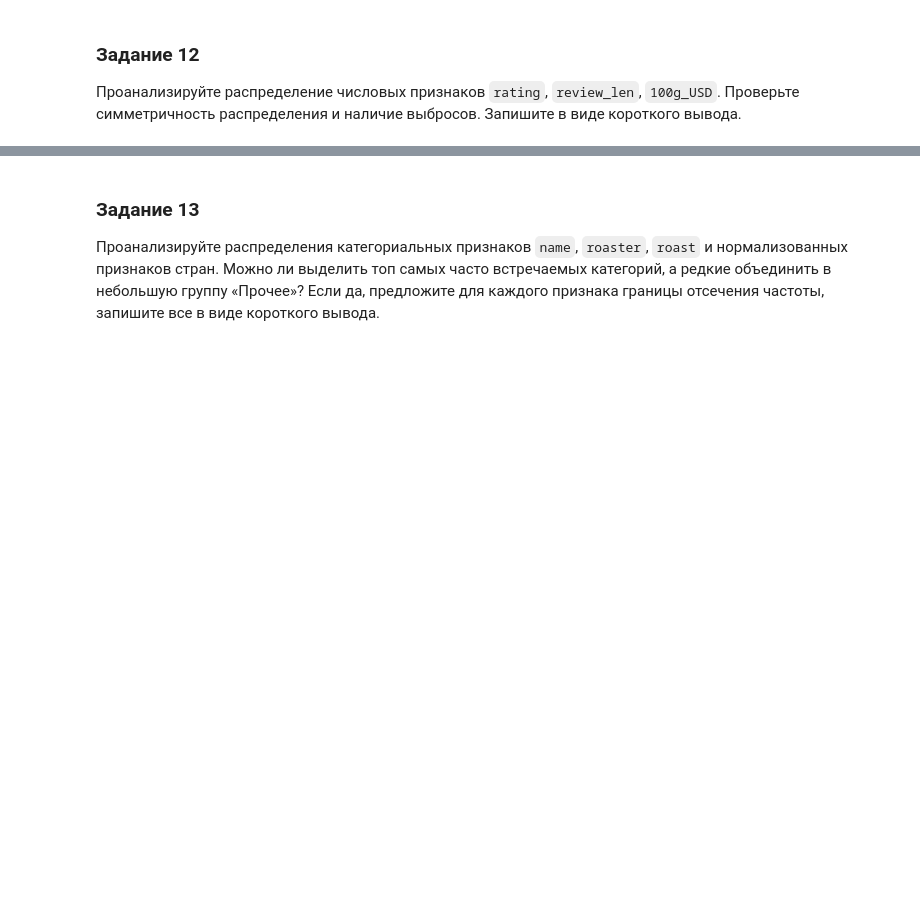
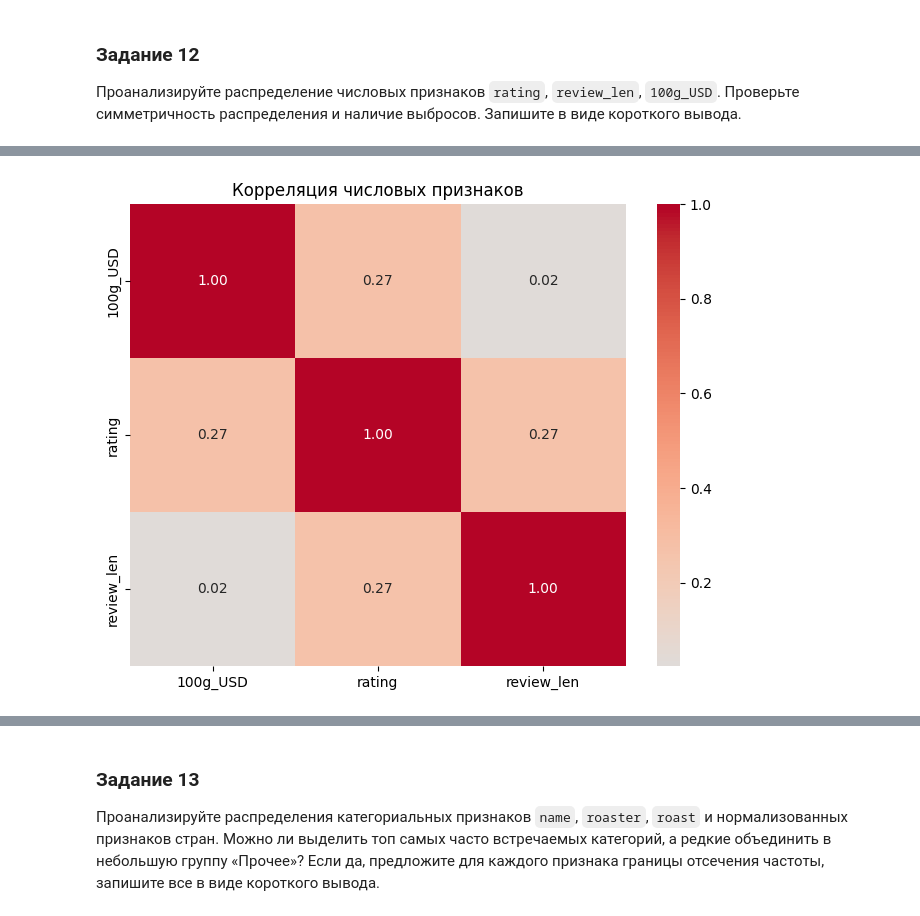
Before and after one commit to ivanchiginev3/MIPT-Machine-Learning-Homeworks, a Jupyter notebook: HW_1/HW_01_ml_ds_2026_Чигинев.ipynb, the cells around one changed output, grey strips where cells are left out. Saved outputs shown, nothing was run; the diff lists cells and outputs as text; code cells hidden in the pictures; blank space fills up the shorter version.

```diff
--- a/HW_1/HW_01_ml_ds_2026_Чигинев.ipynb
+++ b/HW_1/HW_01_ml_ds_2026_Чигинев.ipynb
@@ -99,0 +280,3 @@ from sklearn import preprocessing
+# %%
+df['origin_1'] = df['origin_1'].map(region_to_country)
+df['origin_2'] = df['origin_2'].map(region_to_country)
@@ -106,0 +331,2 @@ from sklearn import preprocessing
+# %%
+df['review_len'] = df['desc_1'].str.len()
@@ -141,0 +462,17 @@ from sklearn import preprocessing
+# %%
+num_cols = df.select_dtypes(include="number")
+
+corr = num_cols.corr()
+
+plt.figure(figsize=(8, 6))
+sns.heatmap(
+    corr,
+    annot=True,
+    cmap="coolwarm",
+    center=0,
+    fmt=".2f"
+)
+plt.title("Корреляция числовых признаков")
+plt.show()
+# %% [output]
+[figure, added]
```
Also changed, not shown: parts of 111 cells of this notebook.
